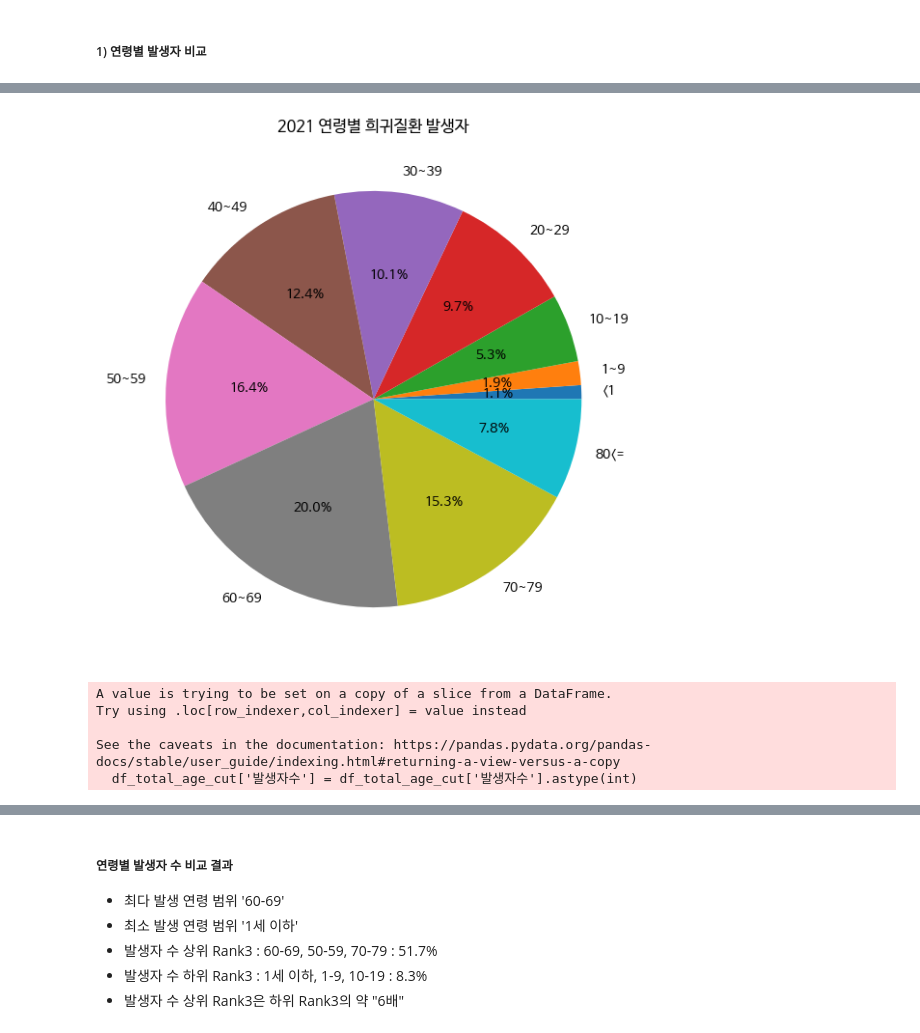
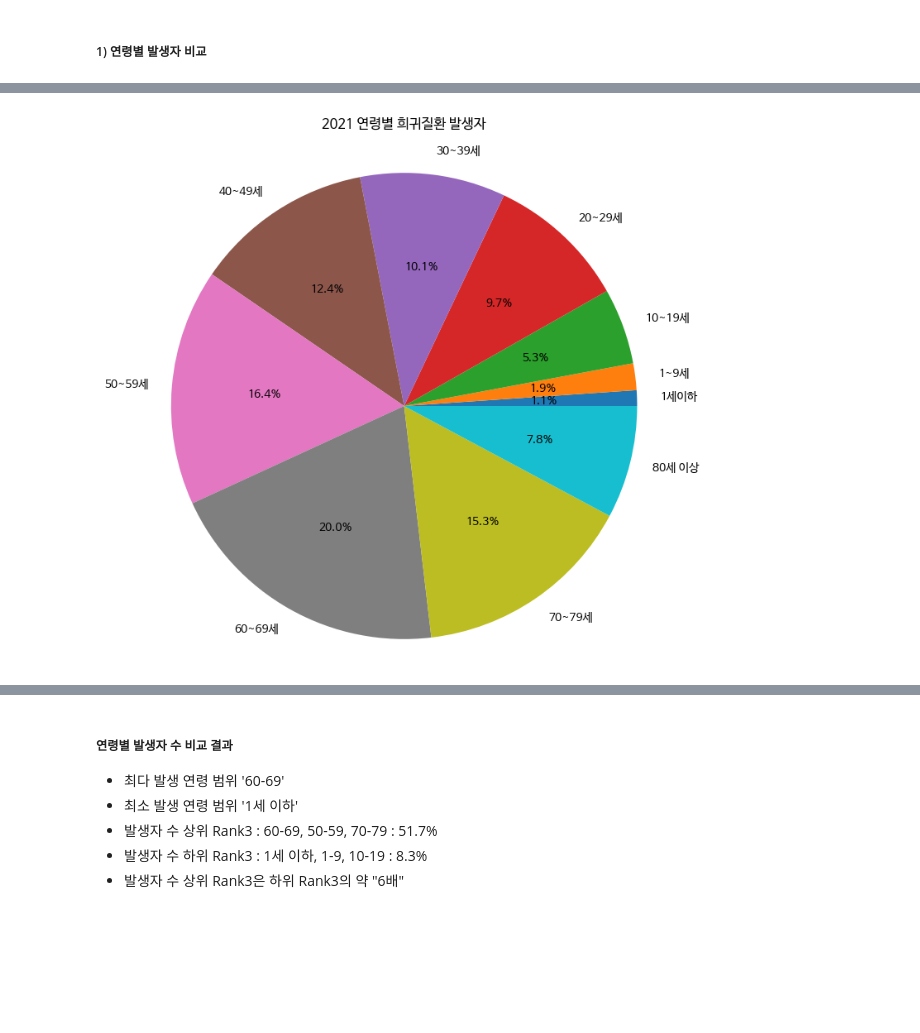
Before and after one commit to kdj0712/rare_field_fastapis, a Jupyter notebook: data/data_analysis/persona2/ipynb/persona2_DDA_yugyeong_accrual.ipynb, the cells around one changed output, grey strips where cells are left out. Saved outputs shown, nothing was run; the diff lists cells and outputs as text; code cells hidden in the pictures; blank space fills up the shorter version.

```diff
--- a/data/data_analysis/persona2/ipynb/persona2_DDA_yugyeong_accrual.ipynb
+++ b/data/data_analysis/persona2/ipynb/persona2_DDA_yugyeong_accrual.ipynb
@@ -39,4 +39,4 @@ import seaborn as sns
 # %%
-df_gender_age_accrual = pd.read_csv('../../csv/2021_전국_질병분류코드별_성별_연령군별_발생자_수_발생자_수_200명_초과_질환__20240424095607.csv')
+df_gender_age_accrual = pd.read_csv('../csv/2021_질병분류코드별_발생자수.csv')
 df_gender_age_accrual[:10]
 # %% [output]
@@ -178,4 +183,5 @@ Name: 0, dtype: object
 # %%
-total_age02 = df_gender_age_accrual.loc[1][2:]
+# Total 제외
+total_age02 = df_gender_age_accrual.loc[0][3:-2]
 total_age02
 # %% [output]
@@ -213,0 +199,5 @@ df_total_age
+# %%
+# DataFrame 만들어주기
+df_age_accural = pd.DataFrame(total_age02)
+df_age_accural.columns = ['발생자수']
+df_age_accural
@@ -214,2 +216,3 @@ df_total_age
 # %%
-df_total_age['발생자수'][1:].astype(int).describe()
+# datatype 변경
+df_age_accural['발생자수'] = df_age_accural['발생자수'].astype(int)
@@ -241,18 +238,11 @@ df_total_age_cut
 # %%
 # 파이차트 그리기
-plt.figure(figsize=(7, 7))
-plt.pie(df_total_age_cut['발생자수'], labels=df_total_age_cut['연령'], autopct='%1.1f%%')
-plt.title('2021 연령별 희귀질환 발생자')
+plt.figure(figsize=(8, 8))
+plt.pie(df_age_accural['발생자수'], labels=df_age_accural.index, autopct='%1.1f%%')
+plt.axis('equal')
+plt.title('2021 연령별 희귀질환 발생자\n')
 plt.show()
 # %% [output]
-[figure, old version]
+[figure, new version]
-# %%
-df_total_age_cut['발생자수'] = df_total_age_cut['발생자수'].astype(int)
-# %% [output]
-A value is trying to be set on a copy of a slice from a DataFrame.
-Try using .loc[row_indexer,col_indexer] = value instead
-
-See the caveats in the documentation: https://pandas.pydata.org/pandas-docs/stable/user_guide/indexing.html#returning-a-view-versus-a-copy
-  df_total_age_cut['발생자수'] = df_total_age_cut['발생자수'].astype(int)
 # %%
 # 선그래프 그리기
```
Also changed, not shown: parts of 47 cells of this notebook, 28 other files.
